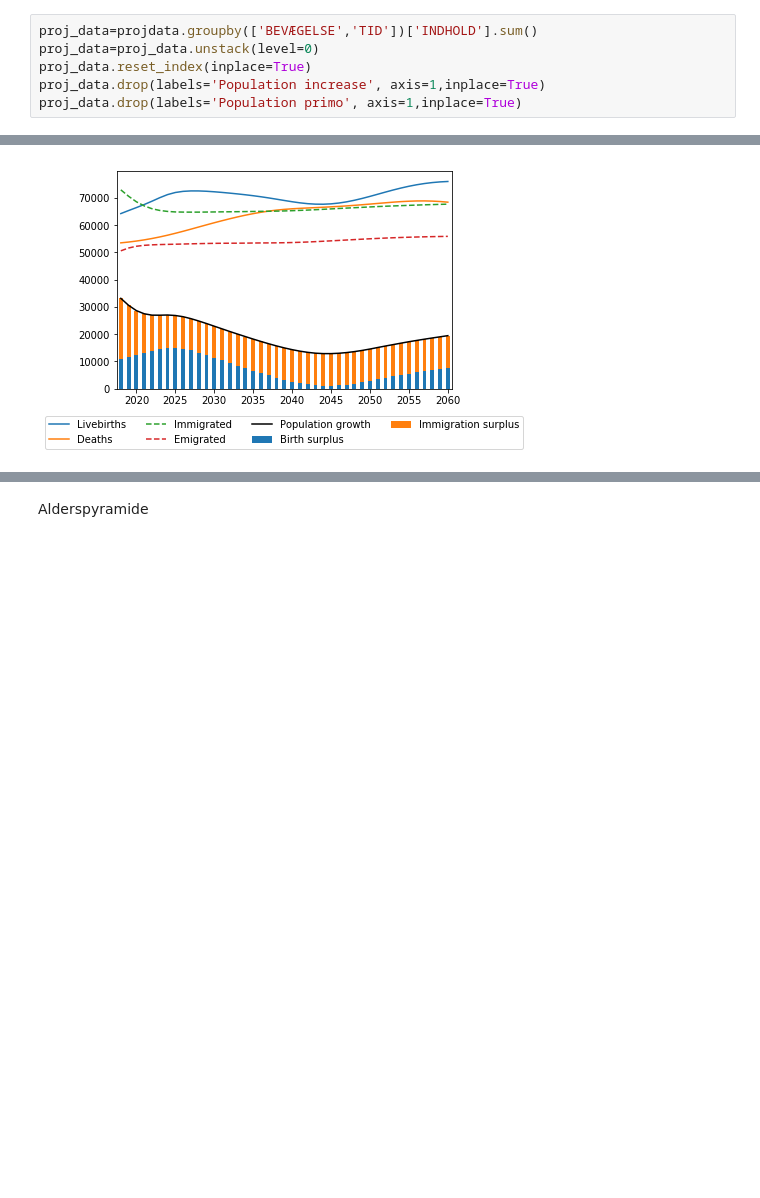
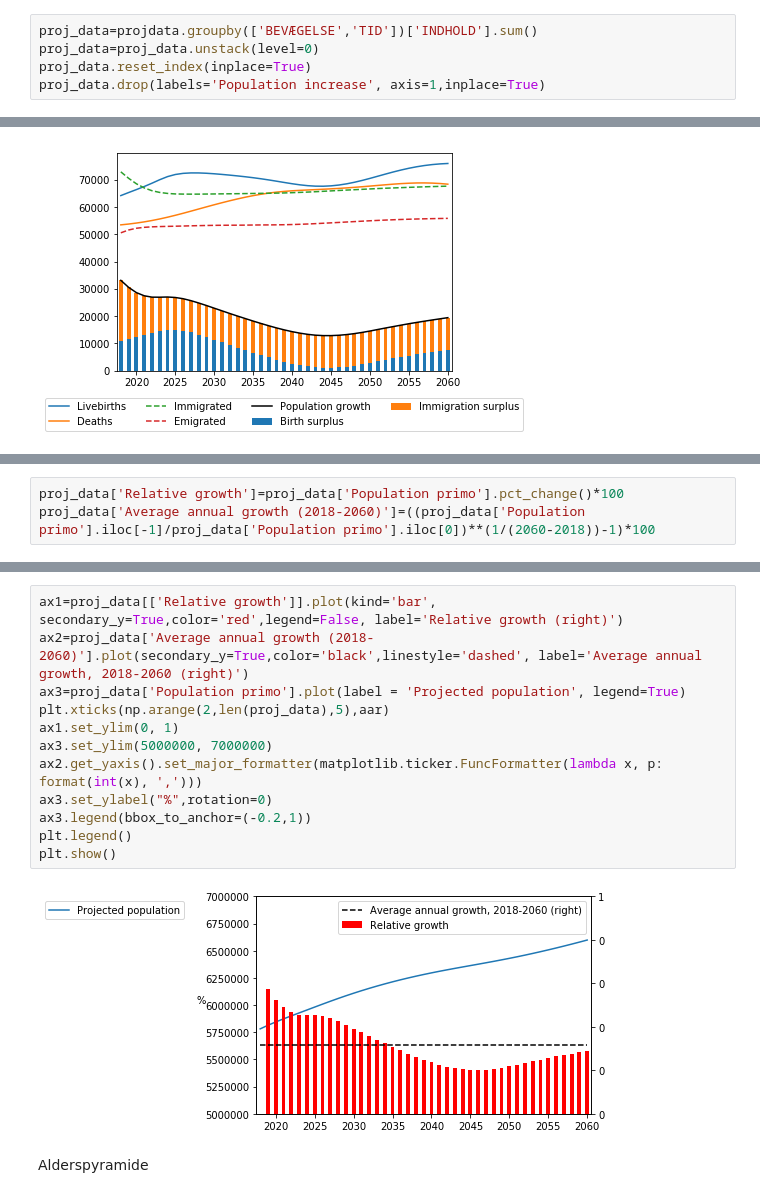
Before and after one commit to NumEconCopenhagen/projects-2019-tobias_jacob_sandru, a Jupyter notebook: dataproject/dataProject.ipynb, the cells around one changed output, grey strips where cells are left out. Saved outputs shown, nothing was run; the diff lists cells and outputs as text; blank space fills up the shorter version.

```diff
--- a/dataproject/dataProject.ipynb
+++ b/dataproject/dataProject.ipynb
@@ -14,7 +15,6 @@ proj_data=projdata.groupby(['BEVÆGELSE','TID'])['INDHOLD'].sum()
 proj_data=proj_data.unstack(level=0)
 proj_data.reset_index(inplace=True)
 proj_data.drop(labels='Population increase', axis=1,inplace=True)
-proj_data.drop(labels='Population primo', axis=1,inplace=True)
 # %%
 proj_data['Birth surplus']=proj_data['Livebirths']-proj_data['Deaths']
 proj_data['Immigration surplus']=proj_data['Immigrated']-proj_data['Emigrated']
@@ -39,0 +61,3 @@ plt.show()
+# %%
+proj_data['Relative growth']=proj_data['Population primo'].pct_change()*100
+proj_data['Average annual growth (2018-2060)']=((proj_data['Population primo'].iloc[-1]/proj_data['Population primo'].iloc[0])**(1/(2060-2018))-1)*100
@@ -40,3 +82,17 @@ plt.show()
+# %%
+ax1=proj_data[['Relative growth']].plot(kind='bar', secondary_y=True,color='red',legend=False, label='Relative growth (right)')
+ax2=proj_data['Average annual growth (2018-2060)'].plot(secondary_y=True,color='black',linestyle='dashed', label='Average annual growth, 2018-2060 (right)')
+ax3=proj_data['Population primo'].plot(label = 'Projected population', legend=True)
+plt.xticks(np.arange(2,len(proj_data),5),aar)
+ax1.set_ylim(0, 1)
+ax3.set_ylim(5000000, 7000000)
+ax2.get_yaxis().set_major_formatter(matplotlib.ticker.FuncFormatter(lambda x, p: format(int(x), ',')))
+ax3.set_ylabel("%",rotation=0)
+ax3.legend(bbox_to_anchor=(-0.2,1))
+plt.legend()
+plt.show()
+# %% [output]
+[figure, added]
 # %% [markdown]
 Alderspyramide
 # %%
```
Also changed, not shown: parts of 4 cells of this notebook.
